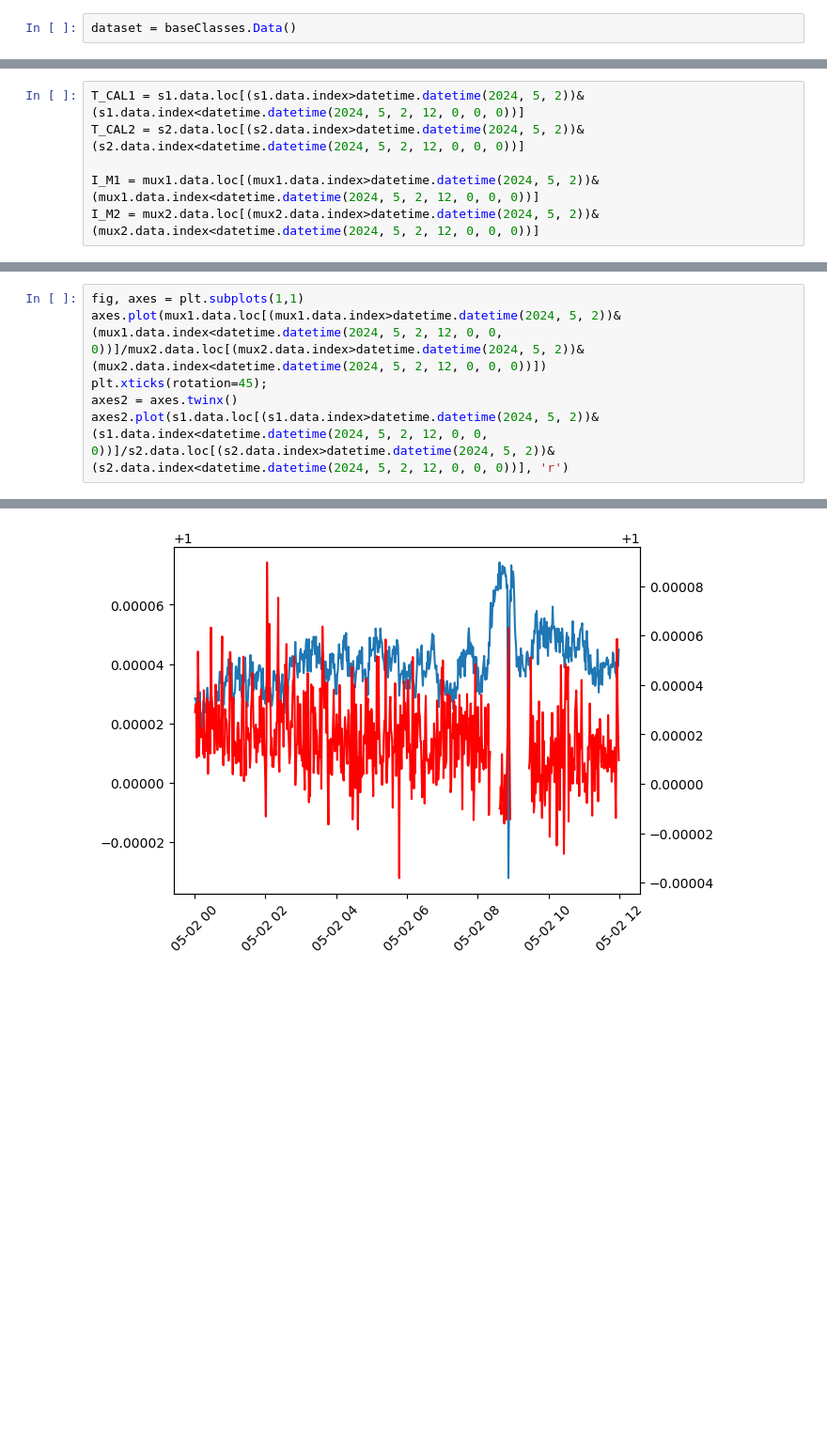
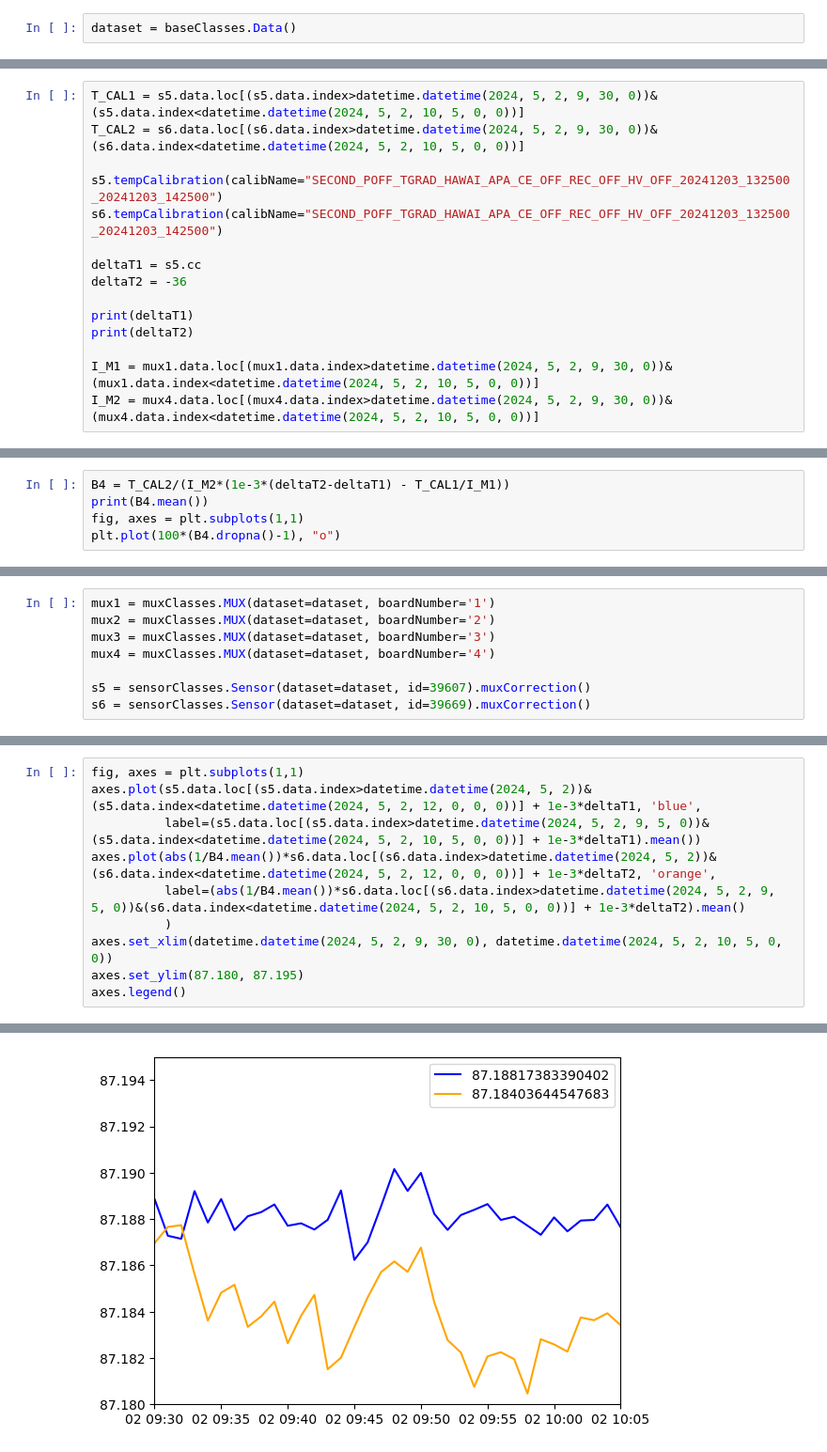
Before and after one commit to jcapo96/rtd, a Jupyter notebook: pdhd/ana/equalisation.ipynb, the cells around one changed output, grey strips where cells are left out. Shown: that part at 94% size. Cells and saved outputs as stored; diff of their text form; blank space fills up the shorter version.

```diff
--- a/pdhd/ana/equalisation.ipynb
+++ b/pdhd/ana/equalisation.ipynb
@@ -34,6 +185,15 @@ axes2.plot((1.000015)*s2.data.loc[(s2.data.index>datetime.datetime(2024, 5, 2))&
 # %%
-T_CAL1 = s1.data.loc[(s1.data.index>datetime.datetime(2024, 5, 2))&(s1.data.index<datetime.datetime(2024, 5, 2, 12, 0, 0, 0))]
-T_CAL2 = s2.data.loc[(s2.data.index>datetime.datetime(2024, 5, 2))&(s2.data.index<datetime.datetime(2024, 5, 2, 12, 0, 0, 0))]
+T_CAL1 = s5.data.loc[(s5.data.index>datetime.datetime(2024, 5, 2, 9, 30, 0))&(s5.data.index<datetime.datetime(2024, 5, 2, 10, 5, 0, 0))]
+T_CAL2 = s6.data.loc[(s6.data.index>datetime.datetime(2024, 5, 2, 9, 30, 0))&(s6.data.index<datetime.datetime(2024, 5, 2, 10, 5, 0, 0))]
 
-I_M1 = mux1.data.loc[(mux1.data.index>datetime.datetime(2024, 5, 2))&(mux1.data.index<datetime.datetime(2024, 5, 2, 12, 0, 0, 0))]
-I_M2 = mux2.data.loc[(mux2.data.index>datetime.datetime(2024, 5, 2))&(mux2.data.index<datetime.datetime(2024, 5, 2, 12, 0, 0, 0))]
+s5.tempCalibration(calibName="SECOND_POFF_TGRAD_HAWAI_APA_CE_OFF_REC_OFF_HV_OFF_20241203_132500_20241203_142500")
+s6.tempCalibration(calibName="SECOND_POFF_TGRAD_HAWAI_APA_CE_OFF_REC_OFF_HV_OFF_20241203_132500_20241203_142500")
+
+deltaT1 = s5.cc
+deltaT2 = -36
+
+print(deltaT1)
+print(deltaT2)
+
+I_M1 = mux1.data.loc[(mux1.data.index>datetime.datetime(2024, 5, 2, 9, 30, 0))&(mux1.data.index<datetime.datetime(2024, 5, 2, 10, 5, 0, 0))]
+I_M2 = mux4.data.loc[(mux4.data.index>datetime.datetime(2024, 5, 2, 9, 30, 0))&(mux4.data.index<datetime.datetime(2024, 5, 2, 10, 5, 0, 0))]
@@ -39,0 +204,5 @@ I_M2 = mux2.data.loc[(mux2.data.index>datetime.datetime(2024, 5, 2))&(mux2.data.
+# %%
+B4 = T_CAL2/(I_M2*(1e-3*(deltaT2-deltaT1) - T_CAL1/I_M1))
+print(B4.mean())
+fig, axes = plt.subplots(1,1)
+plt.plot(100*(B4.dropna()-1), "o")
@@ -39,0 +213,8 @@ I_M2 = mux2.data.loc[(mux2.data.index>datetime.datetime(2024, 5, 2))&(mux2.data.
+# %%
+mux1 = muxClasses.MUX(dataset=dataset, boardNumber='1')
+mux2 = muxClasses.MUX(dataset=dataset, boardNumber='2')
+mux3 = muxClasses.MUX(dataset=dataset, boardNumber='3')
+mux4 = muxClasses.MUX(dataset=dataset, boardNumber='4')
+
+s5 = sensorClasses.Sensor(dataset=dataset, id=39607).muxCorrection()
+s6 = sensorClasses.Sensor(dataset=dataset, id=39669).muxCorrection()
@@ -40,7 +223,11 @@ I_M2 = mux2.data.loc[(mux2.data.index>datetime.datetime(2024, 5, 2))&(mux2.data.
 # %%
 fig, axes = plt.subplots(1,1)
-axes.plot(mux1.data.loc[(mux1.data.index>datetime.datetime(2024, 5, 2))&(mux1.data.index<datetime.datetime(2024, 5, 2, 12, 0, 0, 0))]/mux2.data.loc[(mux2.data.index>datetime.datetime(2024, 5, 2))&(mux2.data.index<datetime.datetime(2024, 5, 2, 12, 0, 0, 0))])
-plt.xticks(rotation=45);
-axes2 = axes.twinx()
-axes2.plot(s1.data.loc[(s1.data.index>datetime.datetime(2024, 5, 2))&(s1.data.index<datetime.datetime(2024, 5, 2, 12, 0, 0, 0))]/s2.data.loc[(s2.data.index>datetime.datetime(2024, 5, 2))&(s2.data.index<datetime.datetime(2024, 5, 2, 12, 0, 0, 0))], 'r')
+axes.plot(s5.data.loc[(s5.data.index>datetime.datetime(2024, 5, 2))&(s5.data.index<datetime.datetime(2024, 5, 2, 12, 0, 0, 0))] + 1e-3*deltaT1, 'blue',
+          label=(s5.data.loc[(s5.data.index>datetime.datetime(2024, 5, 2, 9, 5, 0))&(s5.data.index<datetime.datetime(2024, 5, 2, 10, 5, 0, 0))] + 1e-3*deltaT1).mean())
+axes.plot(abs(1/B4.mean())*s6.data.loc[(s6.data.index>datetime.datetime(2024, 5, 2))&(s6.data.index<datetime.datetime(2024, 5, 2, 12, 0, 0, 0))] + 1e-3*deltaT2, 'orange',
+          label=(abs(1/B4.mean())*s6.data.loc[(s6.data.index>datetime.datetime(2024, 5, 2, 9, 5, 0))&(s6.data.index<datetime.datetime(2024, 5, 2, 10, 5, 0, 0))] + 1e-3*deltaT2).mean()
+          )
+axes.set_xlim(datetime.datetime(2024, 5, 2, 9, 30, 0), datetime.datetime(2024, 5, 2, 10, 5, 0, 0))
+axes.set_ylim(87.180, 87.195)
+axes.legend()
 # %% [output]
@@ -48 +235 @@ axes2.plot(s1.data.loc[(s1.data.index>datetime.datetime(2024, 5, 2))&(s1.data.in
-[figure, old version]
+[figure, new version]
```
Also changed, not shown: parts of 24 cells of this notebook, 29 other files.
